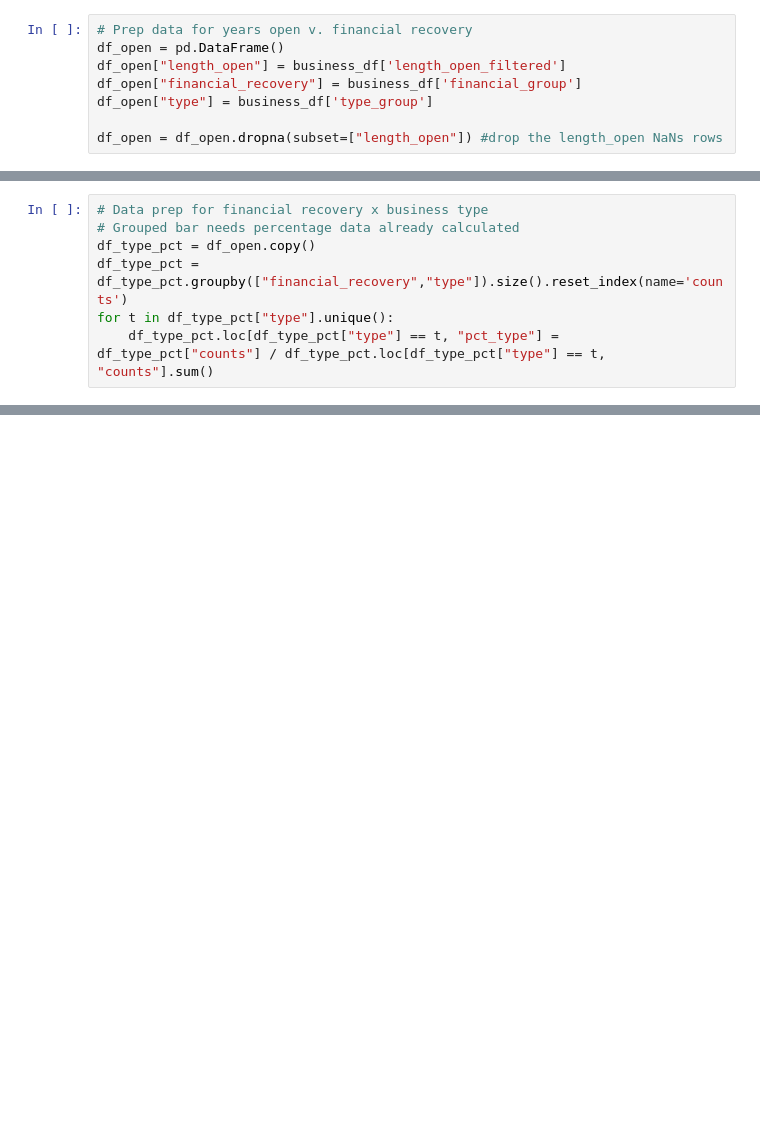
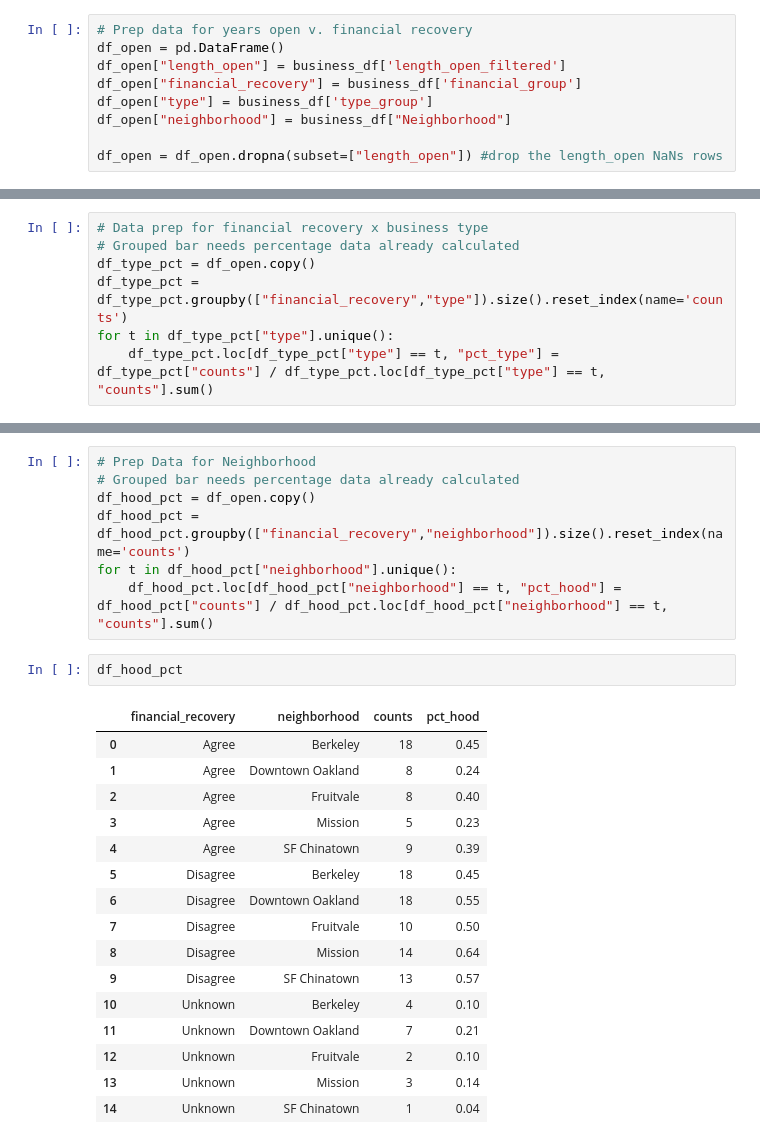
Before and after one commit to mbecica/business-survey-201, a Jupyter notebook: financial-stability.ipynb, the cells around one changed output, grey strips where cells are left out. Drawn from its saved outputs; the diff is of its cells as text; blank space fills up the shorter version.

Commit message:
neighborhood graph

```diff
--- a/financial-stability.ipynb
+++ b/financial-stability.ipynb
@@ -138,6 +105,7 @@ df_open = pd.DataFrame()
 df_open["length_open"] = business_df['length_open_filtered']
 df_open["financial_recovery"] = business_df['financial_group']
 df_open["type"] = business_df['type_group']
+df_open["neighborhood"] = business_df["Neighborhood"]
 
 df_open = df_open.dropna(subset=["length_open"]) #drop the length_open NaNs rows
 # %%
@@ -209,0 +173,26 @@ alt.Chart(df_type_pct).mark_bar().encode(
+# %%
+# Prep Data for Neighborhood
+# Grouped bar needs percentage data already calculated
+df_hood_pct = df_open.copy()
+df_hood_pct = df_hood_pct.groupby(["financial_recovery","neighborhood"]).size().reset_index(name='counts')
+for t in df_hood_pct["neighborhood"].unique():
+    df_hood_pct.loc[df_hood_pct["neighborhood"] == t, "pct_hood"] = df_hood_pct["counts"] / df_hood_pct.loc[df_hood_pct["neighborhood"] == t, "counts"].sum()
+# %%
+df_hood_pct
+# %% [output]
+|  | financial_recovery | neighborhood | counts | pct_hood |
+| 0 | Agree | Berkeley | 18 | 0.45 |
+| 1 | Agree | Downtown Oakland | 8 | 0.24 |
+| 2 | Agree | Fruitvale | 8 | 0.40 |
+| 3 | Agree | Mission | 5 | 0.23 |
+| 4 | Agree | SF Chinatown | 9 | 0.39 |
+| 5 | Disagree | Berkeley | 18 | 0.45 |
+| 6 | Disagree | Downtown Oakland | 18 | 0.55 |
+| 7 | Disagree | Fruitvale | 10 | 0.50 |
+| 8 | Disagree | Mission | 14 | 0.64 |
+| 9 | Disagree | SF Chinatown | 13 | 0.57 |
+| 10 | Unknown | Berkeley | 4 | 0.10 |
+| 11 | Unknown | Downtown Oakland | 7 | 0.21 |
+| 12 | Unknown | Fruitvale | 2 | 0.10 |
+| 13 | Unknown | Mission | 3 | 0.14 |
+| 14 | Unknown | SF Chinatown | 1 | 0.04 |
```
Also changed, not shown: parts of 10 cells of this notebook.
